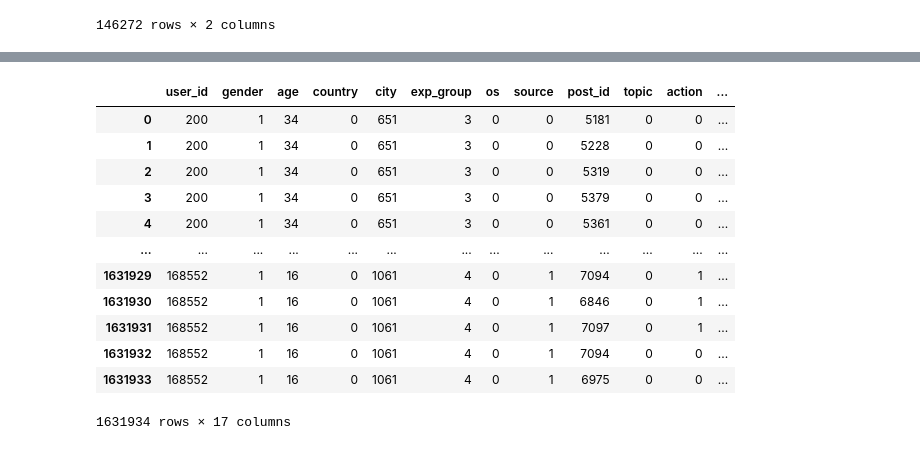
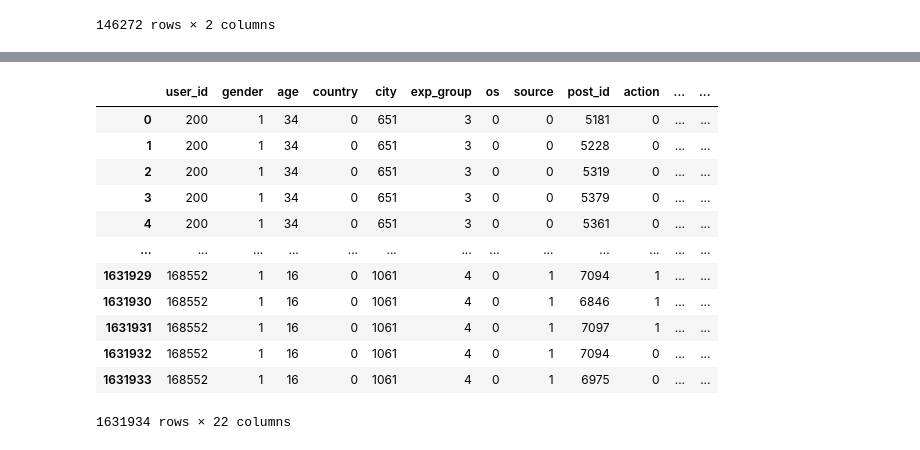
Before and after one commit to swhistle/fastapi-app, a Jupyter notebook: internals/scripts/data_preprocessing/data_preprocessing.ipynb, the cells around one changed output, grey strips where cells are left out. Cells and saved outputs as stored; diff of their text form; code cells hidden in the pictures.

```diff
--- a/internals/scripts/data_preprocessing/data_preprocessing.ipynb
+++ b/internals/scripts/data_preprocessing/data_preprocessing.ipynb
@@ -390,14 +122,14 @@ vectorizer = TfidfVectorizer(
     stop_words='english',
     preprocessor=preprocessing
 )
-tfidf_matrix = vectorizer.fit_transform(df_full['stemmed_text'])
+tfidf_matrix = vectorizer.fit_transform(df_2['text'])
 # %%
 tfidf_matrix
 # %% [output]
 <1631934x4244 sparse matrix of type '<class 'numpy.float64'>'
         with 118255790 stored elements in Compressed Sparse Row format>
 # %%
-df_tfidf = df_full.copy()
+df_tfidf = df_2.copy()
 df_tfidf['tfidf_sum'] = pd.DataFrame(tfidf_matrix.todense()).sum(axis=1)
 df_tfidf['tfidf_mean'] = pd.DataFrame(tfidf_matrix.todense()).mean(axis=1)
 df_tfidf['tfidf_max'] = pd.DataFrame(tfidf_matrix.todense()).max(axis=1)
@@ -419,3 +151,2 @@ df_tfidf
 # %%
-df_tfidf.drop('stemmed_text', axis=1, inplace=True)
-df_tfidf
+df_tfidf.drop('text', axis=1, inplace=True)
@@ -529,2 +239,2 @@ df_new
 # %%
-df_new = df_new.merge(df_users_likes, on='user_id', how='left')
+df_new = df_tfidf.merge(df_users_likes, on='user_id', how='left')
@@ -597,18 +261,17 @@ df_new['topic_favourite'] = df_new['topic_favourite'].fillna(0)
 # %%
 df_new['topic_favourite'] = df_new['topic_favourite'].astype(int)
-df_new
 # %% [output]
-|  | user_id | gender | age | country | city | exp_group | os | source | post_id | topic | action | ... |
-| 0 | 200 | 1 | 34 | 0 | 651 | 3 | 0 | 0 | 5181 | 0 | 0 | ... |
-| 1 | 200 | 1 | 34 | 0 | 651 | 3 | 0 | 0 | 5228 | 0 | 0 | ... |
-| 2 | 200 | 1 | 34 | 0 | 651 | 3 | 0 | 0 | 5319 | 0 | 0 | ... |
-| 3 | 200 | 1 | 34 | 0 | 651 | 3 | 0 | 0 | 5379 | 0 | 0 | ... |
-| 4 | 200 | 1 | 34 | 0 | 651 | 3 | 0 | 0 | 5361 | 0 | 0 | ... |
+|  | user_id | gender | age | country | city | exp_group | os | source | post_id | action | ... | ... |
+| 0 | 200 | 1 | 34 | 0 | 651 | 3 | 0 | 0 | 5181 | 0 | ... | ... |
+| 1 | 200 | 1 | 34 | 0 | 651 | 3 | 0 | 0 | 5228 | 0 | ... | ... |
+| 2 | 200 | 1 | 34 | 0 | 651 | 3 | 0 | 0 | 5319 | 0 | ... | ... |
+| 3 | 200 | 1 | 34 | 0 | 651 | 3 | 0 | 0 | 5379 | 0 | ... | ... |
+| 4 | 200 | 1 | 34 | 0 | 651 | 3 | 0 | 0 | 5361 | 0 | ... | ... |
 | ... | ... | ... | ... | ... | ... | ... | ... | ... | ... | ... | ... | ... |
-| 1631929 | 168552 | 1 | 16 | 0 | 1061 | 4 | 0 | 1 | 7094 | 0 | 1 | ... |
-| 1631930 | 168552 | 1 | 16 | 0 | 1061 | 4 | 0 | 1 | 6846 | 0 | 1 | ... |
-| 1631931 | 168552 | 1 | 16 | 0 | 1061 | 4 | 0 | 1 | 7097 | 0 | 1 | ... |
-| 1631932 | 168552 | 1 | 16 | 0 | 1061 | 4 | 0 | 1 | 7094 | 0 | 0 | ... |
-| 1631933 | 168552 | 1 | 16 | 0 | 1061 | 4 | 0 | 1 | 6975 | 0 | 0 | ... |
+| 1631929 | 168552 | 1 | 16 | 0 | 1061 | 4 | 0 | 1 | 7094 | 1 | ... | ... |
+| 1631930 | 168552 | 1 | 16 | 0 | 1061 | 4 | 0 | 1 | 6846 | 1 | ... | ... |
+| 1631931 | 168552 | 1 | 16 | 0 | 1061 | 4 | 0 | 1 | 7097 | 1 | ... | ... |
+| 1631932 | 168552 | 1 | 16 | 0 | 1061 | 4 | 0 | 1 | 7094 | 0 | ... | ... |
+| 1631933 | 168552 | 1 | 16 | 0 | 1061 | 4 | 0 | 1 | 6975 | 0 | ... | ... |
-1631934 rows × 17 columns
+1631934 rows × 22 columns
 # %%
```
Also changed, not shown: parts of 40 cells of this notebook.
